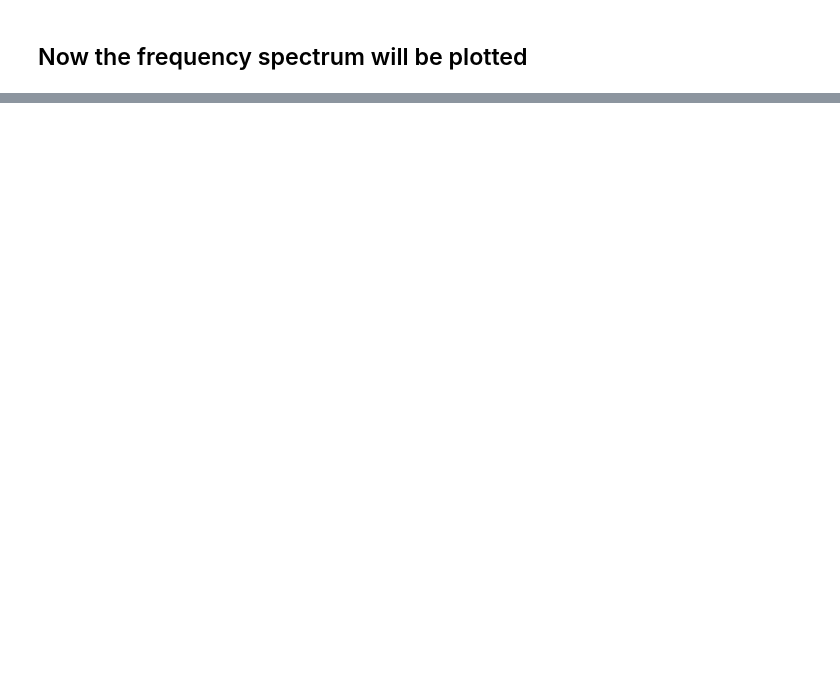
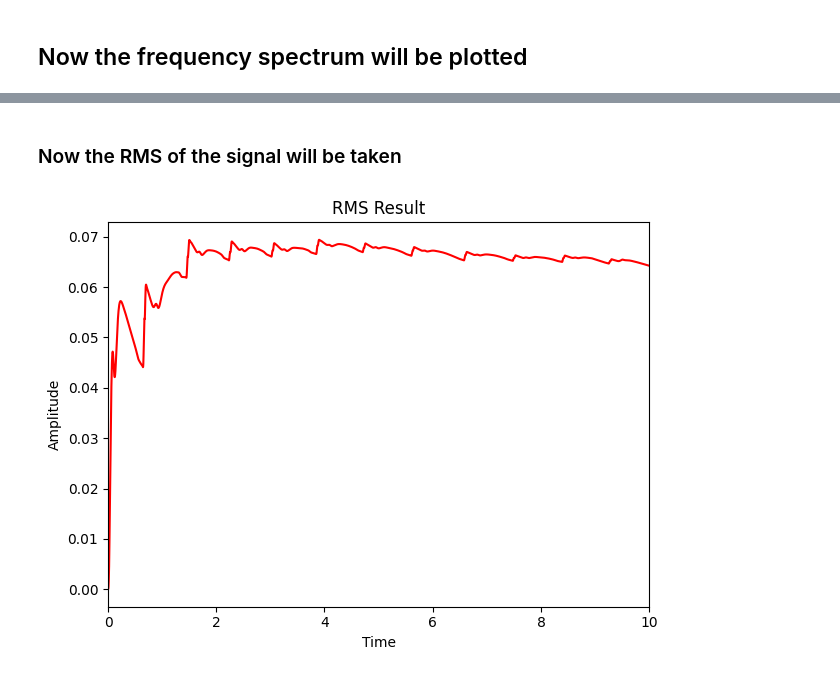
Before and after one commit to Abdala-Jabase/ImageProcessingResearch, a Jupyter notebook: ECGFourierAnalysis.ipynb, the cells around one changed output, grey strips where cells are left out. Saved outputs shown, nothing was run; the diff lists cells and outputs as text; code cells hidden in the pictures; blank space fills up the shorter version.

```diff
--- a/ECGFourierAnalysis.ipynb
+++ b/ECGFourierAnalysis.ipynb
@@ -363,0 +364,28 @@ plt.show()
+# %% [markdown]
+### Now the RMS of the signal will be taken
+# %%
+def calculate_rms(signal, time):
+    squared_signal = np.square(signal)
+    cumulative_integral = np.cumsum(squared_signal) * (time[1] - time[0])
+    rms = np.sqrt(cumulative_integral / time)
+    return rms
+
+
+rms = calculate_rms(filtered_signal,time)
+
+# Set the limits for the zoomed-in region
+zoom_start_freq = 0  # Replace with the desired start frequency of the zoomed-in region
+zoom_end_freq = 10# Replace with the desired end frequency of the zoomed-in region
+
+# Adjust the limits of the x-axis for zooming in
+plt.xlim(zoom_start_freq, zoom_end_freq)
+
+plt.plot(time, rms, 'r')
+plt.title('RMS Result')
+plt.xlabel('Time')
+plt.ylabel('Amplitude')
+
+plt.tight_layout()
+plt.show()
+# %% [output]
+[figure, added]
```
Also changed, not shown: parts of 6 cells of this notebook.
